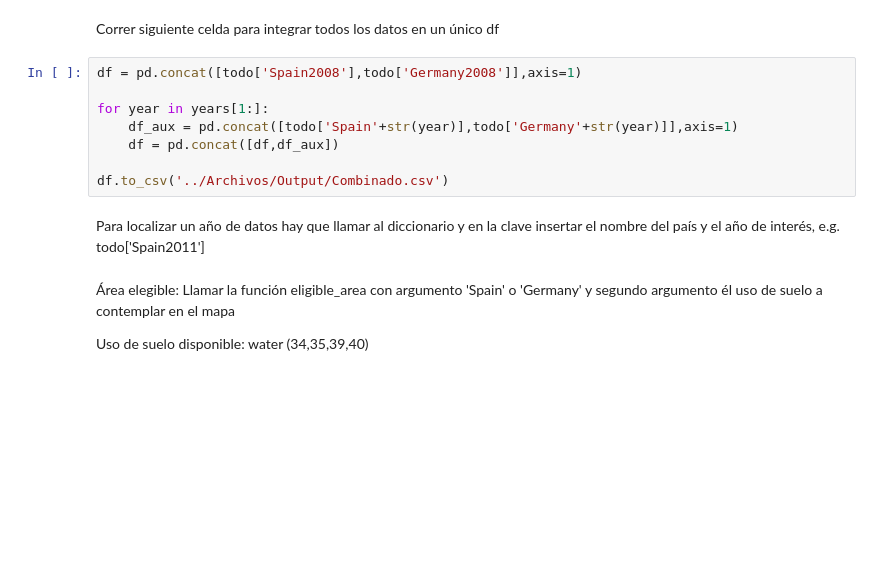
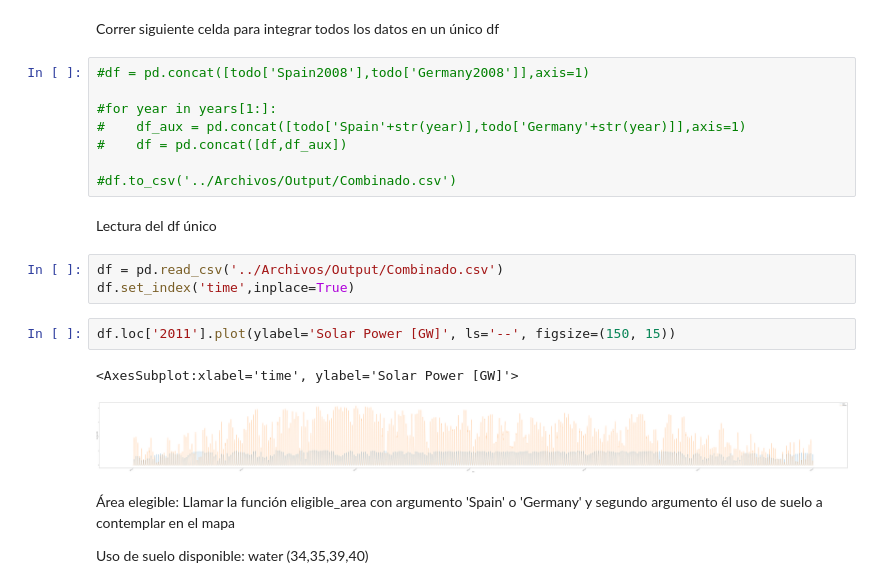
Before and after one commit to roberto-andrade22/PV_Parks_EU, a Jupyter notebook: Simulación.ipynb, the cells around one changed output. Cells and saved outputs as stored; diff of their text form; blank space fills up the shorter version.

Commit message:
Lectura df único

```diff
--- a/Simulación.ipynb
+++ b/Simulación.ipynb
@@ -32,15 +31,23 @@ for year in years:
 # %% [markdown]
 Correr siguiente celda para integrar todos los datos en un único df
 # %%
-df = pd.concat([todo['Spain2008'],todo['Germany2008']],axis=1)
+#df = pd.concat([todo['Spain2008'],todo['Germany2008']],axis=1)
 
-for year in years[1:]:
-    df_aux = pd.concat([todo['Spain'+str(year)],todo['Germany'+str(year)]],axis=1)
-    df = pd.concat([df,df_aux])
+#for year in years[1:]:
+#    df_aux = pd.concat([todo['Spain'+str(year)],todo['Germany'+str(year)]],axis=1)
+#    df = pd.concat([df,df_aux])
 
-df.to_csv('../Archivos/Output/Combinado.csv')
+#df.to_csv('../Archivos/Output/Combinado.csv')
-# %% [markdown]
-Para localizar un año de datos hay que llamar al diccionario y en la clave insertar el nombre del país y el año de interés, e.g. todo['Spain2011']
+# %% [markdown]
+Lectura del df único
+# %%
+df = pd.read_csv('../Archivos/Output/Combinado.csv')
+df.set_index('time',inplace=True)
+# %%
+df.loc['2011'].plot(ylabel='Solar Power [GW]', ls='--', figsize=(150, 15))
+# %% [output]
+<AxesSubplot:xlabel='time', ylabel='Solar Power [GW]'>
+[figure, added]
 # %% [markdown]
 Área elegible:
 Llamar la función eligible_area con argumento 'Spain' o 'Germany' y segundo argumento él uso de suelo a contemplar en el mapa
```
Also changed, not shown: parts of 1 cell of this notebook.
